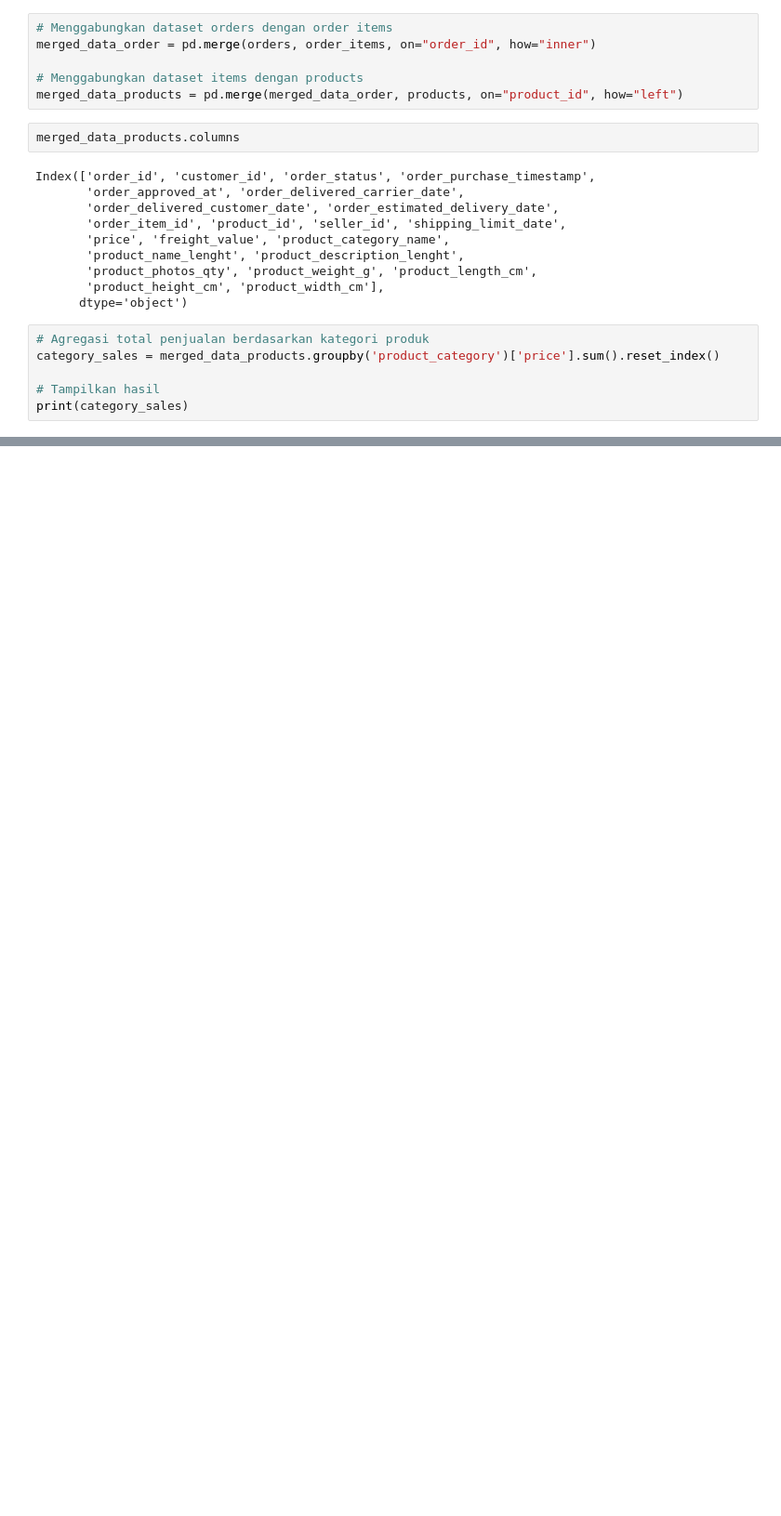
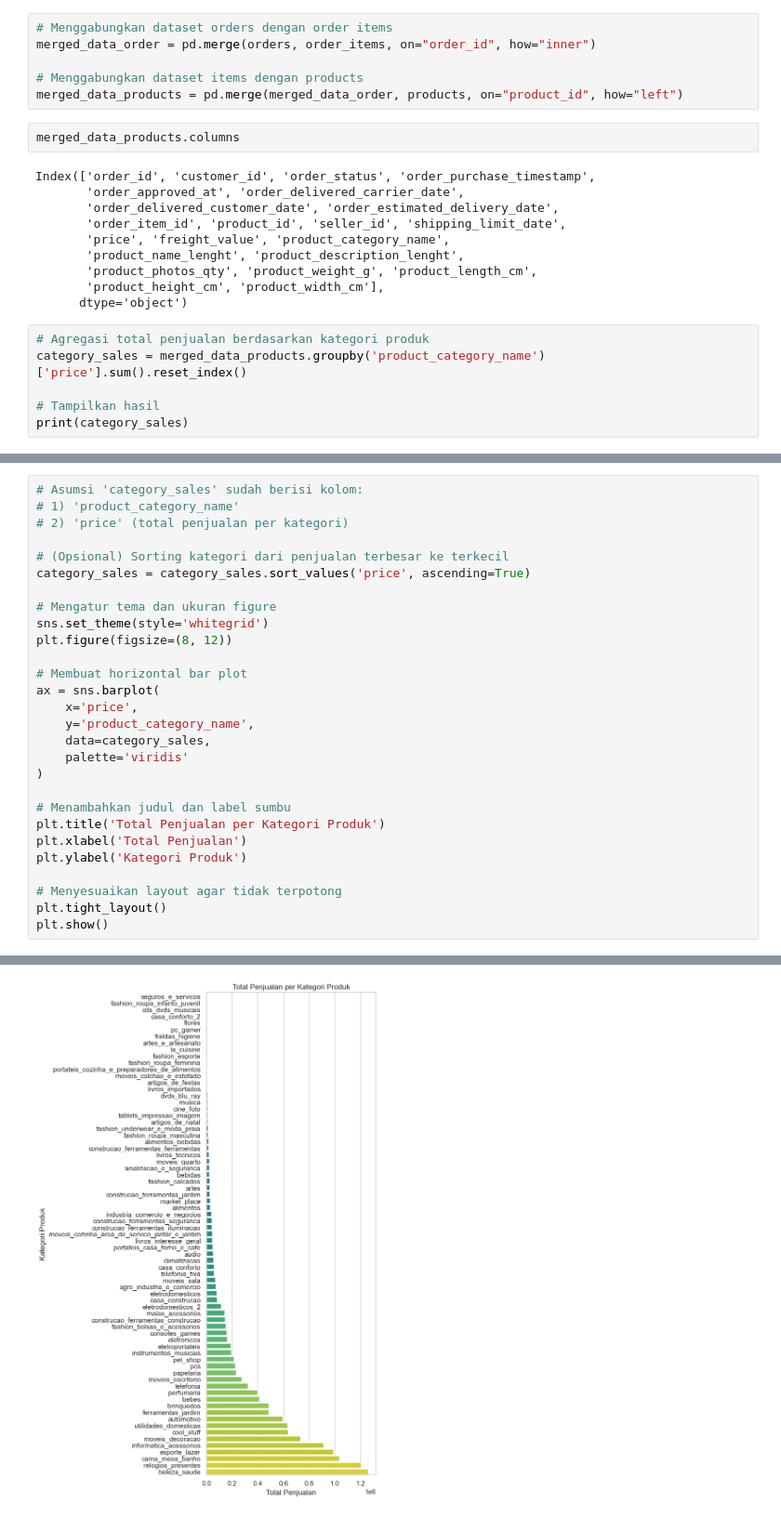
Before and after one commit to fikrirazor/Data-Pipeline-untuk-Analisis-Transaksi-E-Commerce, a Jupyter notebook: Data Pipeline untuk Analisis Transaksi E-Commerce.ipynb, the cells around one changed output, grey strips where cells are left out. Shown at 93% size. Saved outputs shown, nothing was run; the diff lists cells and outputs as text; blank space fills up the shorter version.

Commit message:
KAN-7 Visualisasikan hasil (misalnya, diagram batang)

```diff
--- a/Data Pipeline untuk Analisis Transaksi E-Commerce.ipynb
+++ b/Data Pipeline untuk Analisis Transaksi E-Commerce.ipynb
@@ -274,7 +276,7 @@ Index(['order_id', 'customer_id', 'order_status', 'order_purchase_timestamp',
       dtype='object')
 # %%
 # Agregasi total penjualan berdasarkan kategori produk
-category_sales = merged_data_products.groupby('product_category')['price'].sum().reset_index()
+category_sales = merged_data_products.groupby('product_category_name')['price'].sum().reset_index()
 
 # Tampilkan hasil
 print(category_sales)
@@ -282,0 +298,29 @@ KeyError: 'product_category'
+# %%
+# Asumsi 'category_sales' sudah berisi kolom:
+# 1) 'product_category_name'
+# 2) 'price' (total penjualan per kategori)
+
+# (Opsional) Sorting kategori dari penjualan terbesar ke terkecil
+category_sales = category_sales.sort_values('price', ascending=True)
+
+# Mengatur tema dan ukuran figure
+sns.set_theme(style='whitegrid')
+plt.figure(figsize=(8, 12))
+
+# Membuat horizontal bar plot
+ax = sns.barplot(
+    x='price',
+    y='product_category_name',
+    data=category_sales,
+    palette='viridis'
+)
+
+# Menambahkan judul dan label sumbu
+plt.title('Total Penjualan per Kategori Produk')
+plt.xlabel('Total Penjualan')
+plt.ylabel('Kategori Produk')
+
+# Menyesuaikan layout agar tidak terpotong
+plt.tight_layout()
+plt.show()
+# %% [output]
@@ -282,0 +330 @@ KeyError: 'product_category'
+[figure, added]
```
Also changed, not shown: parts of 5 cells of this notebook.
